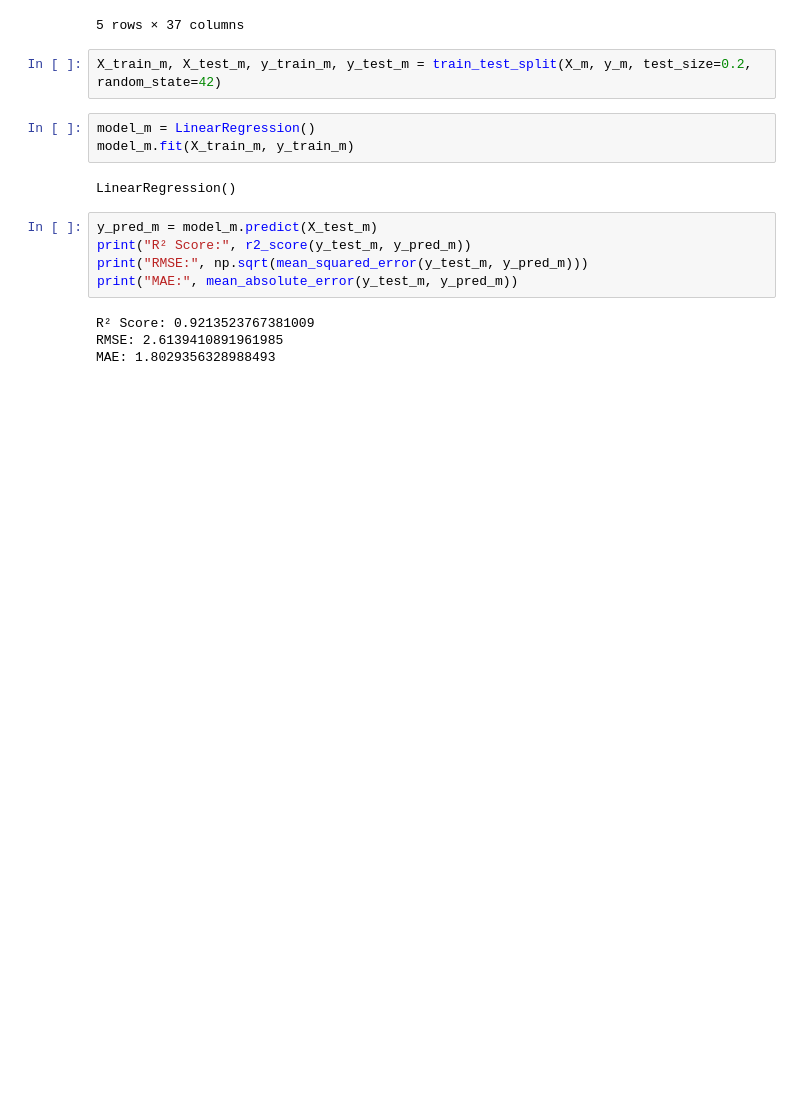
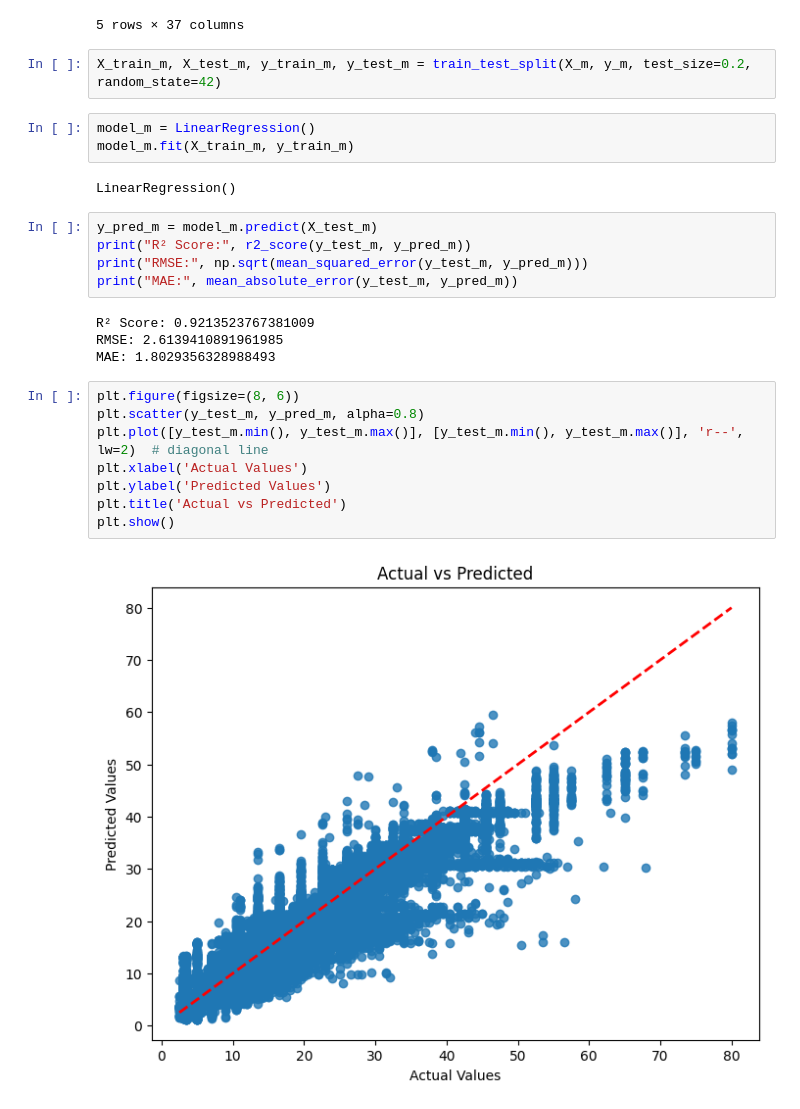
Before and after one commit to Mahir-Uddin0/Uber-Fare-Prediction, a Jupyter notebook: Notebooks/Fare prediction.ipynb, the cells around one changed output. Saved outputs shown, nothing was run; the diff lists cells and outputs as text; blank space fills up the shorter version.

Commit message:
add visual plots for MLE

```diff
--- a/Notebooks/Fare prediction.ipynb
+++ b/Notebooks/Fare prediction.ipynb
@@ -184,3 +184,13 @@ print("MAE:", mean_absolute_error(y_test_m, y_pred_m))
 R² Score: 0.9213523767381009
 RMSE: 2.6139410891961985
 MAE: 1.8029356328988493
+# %%
+plt.figure(figsize=(8, 6))
+plt.scatter(y_test_m, y_pred_m, alpha=0.8)
+plt.plot([y_test_m.min(), y_test_m.max()], [y_test_m.min(), y_test_m.max()], 'r--', lw=2)  # diagonal line
+plt.xlabel('Actual Values')
+plt.ylabel('Predicted Values')
+plt.title('Actual vs Predicted')
+plt.show()
+# %% [output]
+[figure, added]
```
Also changed, not shown: parts of 5 cells of this notebook.
